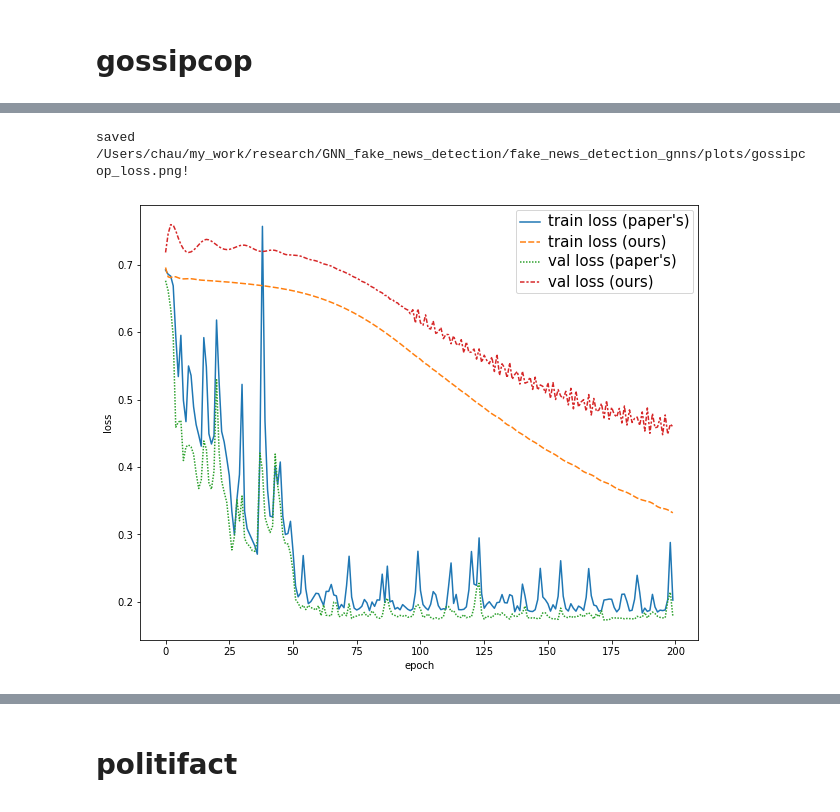
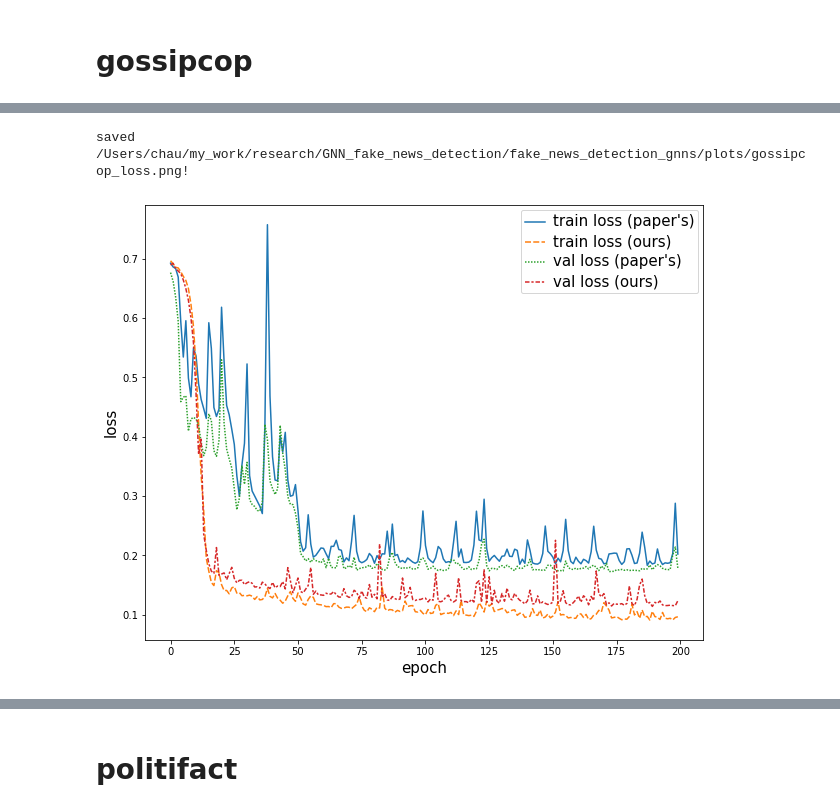
Before and after one commit to chaudatascience/fake_news_detection_gnns, a Jupyter notebook: src/notebooks/cora_charts.ipynb, the cells around one changed output, grey strips where cells are left out. Cells and saved outputs as stored; diff of their text form; code cells hidden in the pictures.

```diff
--- a/src/notebooks/cora_charts.ipynb
+++ b/src/notebooks/cora_charts.ipynb
@@ -8,16 +8,45 @@ from os.path import join as os_join
 # %%
 root = "/Users/chau/my_work/research/GNN_fake_news_detection/fake_news_detection_gnns/"
 # %%
-def plot(data, img_name, x_label='epoch', y_label=""):
+def plot(data, img_name, x_label='epoch', y_label="", save=True):
 
     plt.figure(figsize=(10,8))
     ax = sns.lineplot(data=data)
-    ax.set(xlabel=x_label, ylabel=y_label)
+    ax.set_xlabel(x_label, fontsize = 15)
+    ax.set_ylabel(y_label, fontsize = 15)
 
     plt.setp(ax.get_legend().get_texts(), fontsize='15')
-    plt.savefig(os_join(root, img_name),  bbox_inches='tight')
+    if save:
+        plt.savefig(os_join(root, img_name),  bbox_inches='tight')
+        print(f"saved {os_join(root, img_name)}!")
+    plt.show()
 
-    print(f"saved {os_join(root, img_name)}!")
+def plot_2(file_name, save=True):
+    x_axis = file_name.replace(".csv","")
+
+    data = pd.read_csv(os_join(root, f"logs/{file_name}"))
+    data.sort_values(x_axis, inplace=True)
+    data["gossipcop_acc"] /= 100
+    data["politifact_acc"] /=100
+    data = pd.melt(data, [x_axis])
+
+    data.rename(columns={"variable": "metric"}, inplace=True)
+
+    plt.figure(figsize=(8,8))
+    ax = sns.lineplot(data=data, hue="metric", x=x_axis, y="value", marker="o")
+    ax.set_xlabel(x_axis.replace("_", " "), fontsize = 15)
+    ax.set_ylabel("accuracy / f1_score", fontsize = 15)
+    legend = ax.legend()
+
+    legend.texts[0].set_text("gossipcop accuracy")
+    legend.texts[1].set_text("politifact accuracy")
+
+
+    plt.setp(ax.get_legend().get_texts(), fontsize='15')
+    if save:
+        img_name = os_join(root, f"plots/{file_name.replace('.csv', '.png')}")
+        plt.savefig(img_name,  bbox_inches='tight')
+        print(f"saved {os_join(root, img_name)}!")
     plt.show()
 
 def read_result_from_mllog(root, log_folder):
@@ -70,8 +99,7 @@ saved /Users/chau/my_work/research/GNN_fake_news_detection/fake_news_detection_g
 # gossipcop
 # %%
 df_official = pd.read_csv(os_join(root, "logs/gossipcop_bert_official_results.csv"))
-df_our = read_result_from_mllog(root, "05638707dc0140aa96d5962c27a8059a")
+df_our = read_result_from_mllog(root, "e9c6cefc368a4de0abcbe79bb795b67d")
 
 df_official["val_acc"] *= 100
 df_official["test_acc"] *= 100
-df_official.head()
@@ -85,14 +106,15 @@ df_official.head()
 # %%
 num_obs = len(df_official)
-df_loss = pd.DataFrame({"train loss (paper's)": df_official["train_loss"],
+df_loss = pd.DataFrame({
+                        "train loss (paper's)": df_official["train_loss"],
                         "train loss (ours)": df_our["train_loss"][:num_obs],
                         "val loss (paper's)": df_official["val_loss"],
                         "val loss (ours)": df_our["val_loss"][:num_obs],})
 
 plot(df_loss, "plots/gossipcop_loss.png", x_label='epoch', y_label="loss")
 # %% [output]
 saved /Users/chau/my_work/research/GNN_fake_news_detection/fake_news_detection_gnns/plots/gossipcop_loss.png!
-[figure, old version]
+[figure, new version]
 # %%
 num_obs = len(df_official)
 df_loss = pd.DataFrame({"val_acc (paper's)": df_official["val_acc"],
```
Also changed, not shown: parts of 10 cells of this notebook, 14 other files.
